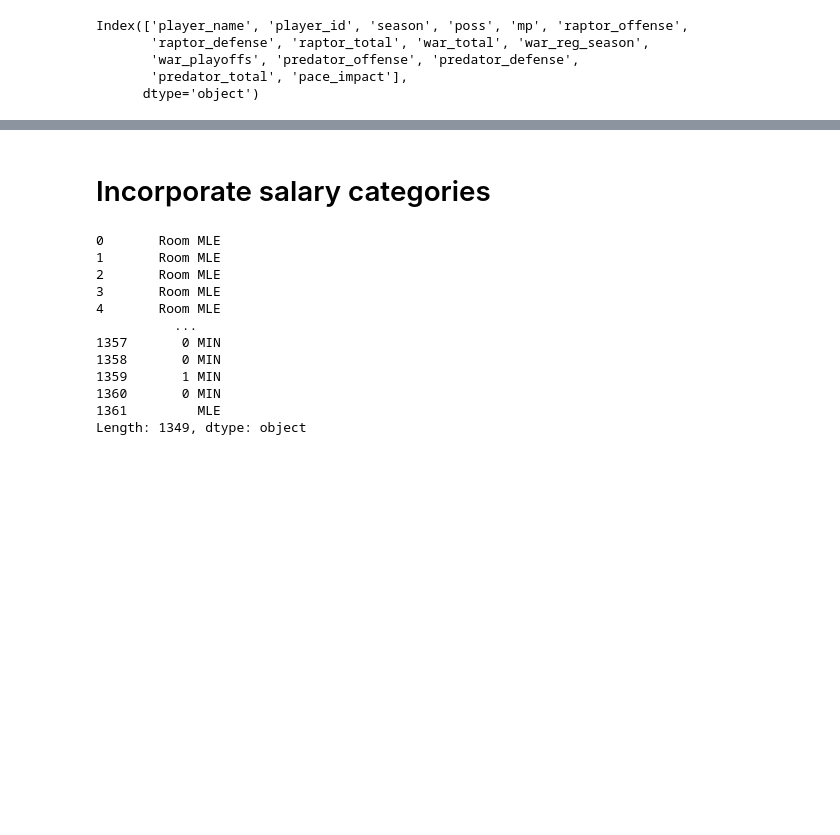
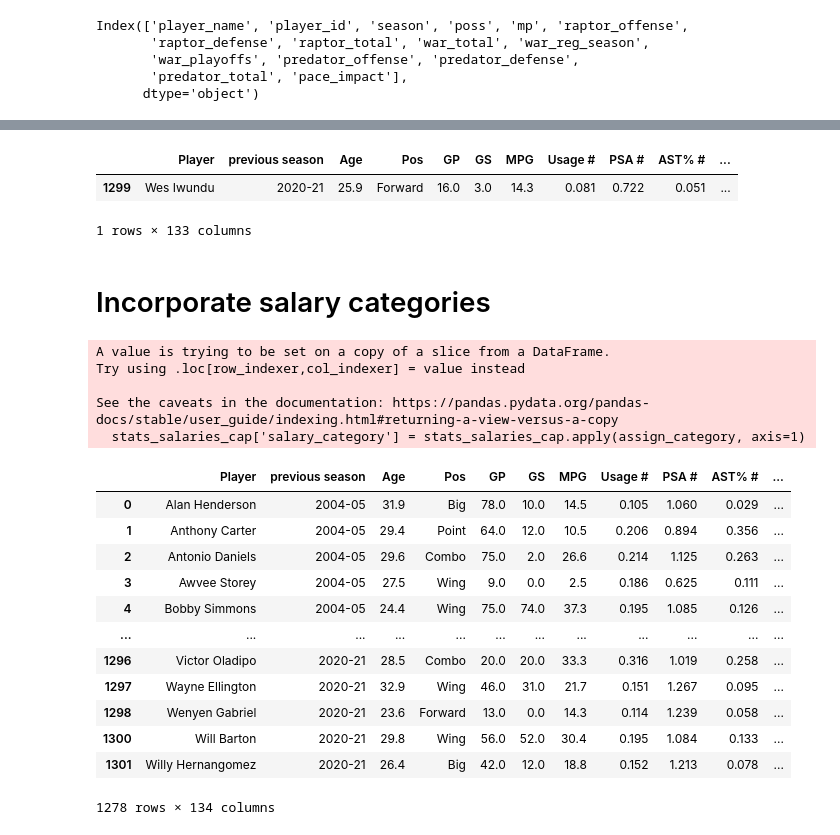
Before and after one commit to ZachLiu519/nba-free-agency-salary-prediction, a Jupyter notebook: scraping/data_cleaning.ipynb, the cells around one changed output, grey strips where cells are left out. Cells and saved outputs as stored; diff of their text form; code cells hidden in the pictures; blank space fills up the shorter version.

Commit message:
finish with data; begin modelling experimentation

```diff
--- a/scraping/data_cleaning.ipynb
+++ b/scraping/data_cleaning.ipynb
@@ -242,7 +238,7 @@ stats_salaries_cap = stats_salaries_cap.merge(historical, how='left', left_on=['
 # %%
 stats_salaries_cap = stats_salaries_cap.loc[~stats_salaries_cap['player_name'].isnull()]
 # %%
-stats_salaries_cap.drop(columns=['player_id', 'player_name', 'mp', 'Year', 'season', 'id', 'name'], inplace=True)
+stats_salaries_cap.drop(columns=['player_id', 'player_name', 'mp', 'id', 'name'], inplace=True)
 # %%
 for c in stats_salaries_cap.columns:
     if stats_salaries_cap[c].isnull().sum() != 0:
@@ -250,3 +264,11 @@ for c in stats_salaries_cap.columns:
+# %%
+stats_salaries_cap.loc[stats_salaries_cap['player_efficiency_rating'].isnull()]
+# %% [output]
+|  | Player | previous season | Age | Pos | GP | GS | MPG | Usage # | PSA # | AST% # | ... |
+| 1299 | Wes Iwundu | 2020-21 | 25.9 | Forward | 16.0 | 3.0 | 14.3 | 0.081 | 0.722 | 0.051 | ... |
+1 rows × 133 columns
+# %%
+stats_salaries_cap = stats_salaries_cap.loc[~stats_salaries_cap['player_efficiency_rating'].isnull()]
 # %% [markdown]
 # Incorporate salary categories
 # %%
@@ -258,22 +280,31 @@ def assign_category(row, index='Salary'):
     sorted_season_dict = dict(sorted(season_dict.items(), key=lambda item: abs(item[0] - row[index])))
     return list(sorted_season_dict.values())[0]
 # %%
-stats_salaries_cap['salary_castats_salaries_cap.apply(assign_category, axis=1)
+stats_salaries_cap['salary_category'] = stats_salaries_cap.apply(assign_category, axis=1)
 # %% [output]
-0       Room MLE
-1       Room MLE
-2       Room MLE
-3       Room MLE
-4       Room MLE
-          ...
-1357       0 MIN
-1358       0 MIN
-1359       1 MIN
-1360       0 MIN
-1361         MLE
-Length: 1349, dtype: object
+A value is trying to be set on a copy of a slice from a DataFrame.
+Try using .loc[row_indexer,col_indexer] = value instead
+
+See the caveats in the documentation: https://pandas.pydata.org/pandas-docs/stable/user_guide/indexing.html#returning-a-view-versus-a-copy
+  stats_salaries_cap['salary_category'] = stats_salaries_cap.apply(assign_category, axis=1)
+# %%
+stats_salaries_cap = stats_salaries_cap.loc[~stats_salaries_cap.duplicated(['Player', 'previous season'])]
 # %%
-stats_salaries_cap['salary_categories'] =
+stats_salaries_cap
+# %% [output]
+|  | Player | previous season | Age | Pos | GP | GS | MPG | Usage # | PSA # | AST% # | ... |
+| 0 | Alan Henderson | 2004-05 | 31.9 | Big | 78.0 | 10.0 | 14.5 | 0.105 | 1.060 | 0.029 | ... |
+| 1 | Anthony Carter | 2004-05 | 29.4 | Point | 64.0 | 12.0 | 10.5 | 0.206 | 0.894 | 0.356 | ... |
+| 2 | Antonio Daniels | 2004-05 | 29.6 | Combo | 75.0 | 2.0 | 26.6 | 0.214 | 1.125 | 0.263 | ... |
+| 3 | Awvee Storey | 2004-05 | 27.5 | Wing | 9.0 | 0.0 | 2.5 | 0.186 | 0.625 | 0.111 | ... |
+| 4 | Bobby Simmons | 2004-05 | 24.4 | Wing | 75.0 | 74.0 | 37.3 | 0.195 | 1.085 | 0.126 | ... |
+| ... | ... | ... | ... | ... | ... | ... | ... | ... | ... | ... | ... |
+| 1296 | Victor Oladipo | 2020-21 | 28.5 | Combo | 20.0 | 20.0 | 33.3 | 0.316 | 1.019 | 0.258 | ... |
+| 1297 | Wayne Ellington | 2020-21 | 32.9 | Wing | 46.0 | 31.0 | 21.7 | 0.151 | 1.267 | 0.095 | ... |
+| 1298 | Wenyen Gabriel | 2020-21 | 23.6 | Forward | 13.0 | 0.0 | 14.3 | 0.114 | 1.239 | 0.058 | ... |
+| 1300 | Will Barton | 2020-21 | 29.8 | Wing | 56.0 | 52.0 | 30.4 | 0.195 | 1.084 | 0.133 | ... |
+| 1301 | Willy Hernangomez | 2020-21 | 26.4 | Big | 42.0 | 12.0 | 18.8 | 0.152 | 1.213 | 0.078 | ... |
+1278 rows × 134 columns
 # %%
 with open('stats_salaries_cap.pickle', 'wb') as handle:
     pickle.dump(stats_salaries_cap, handle)
```
Also changed, not shown: parts of 14 cells of this notebook, 10 other files.
